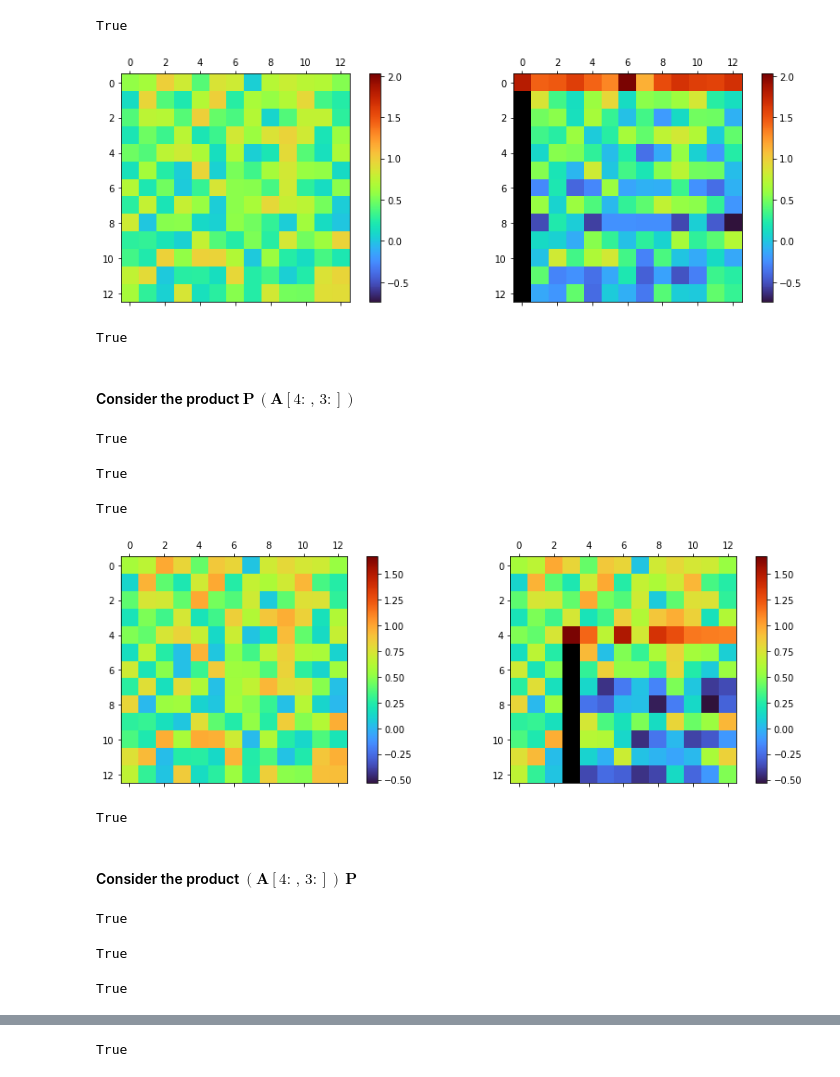
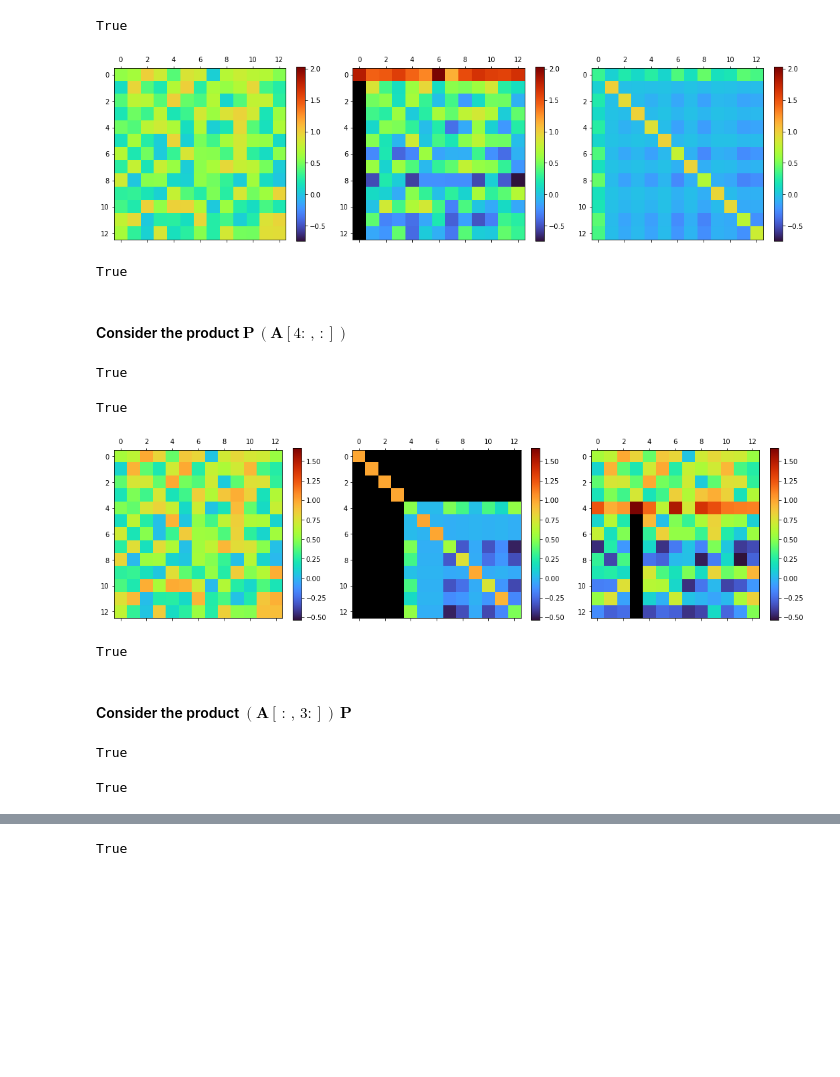
Before and after one commit to birocoles/matcomp, a Jupyter notebook: code/Householder_transformation.ipynb, the cells around one changed output, grey strips where cells are left out. Saved outputs shown, nothing was run; the diff lists cells and outputs as text; code cells hidden in the pictures; blank space fills up the shorter version.

Commit message:
better explain the Householder transformations

```diff
--- a/code/Householder_transformation.ipynb
+++ b/code/Householder_transformation.ipynb
@@ -132,16 +139,16 @@ np.allclose(PA, P@A)
 # %% [output]
 True
 # %%
-plf.plot_matrices(matrices=[A, PA],
-                  size=(12,4), tol=1e-15, shape=(1,2))
+plf.plot_matrices(matrices=[A, PA, P],
+                  size=(15,4), tol=1e-15, shape=(1,3))
 # %% [output]
-[figure, old version]
+[figure, new version]
 # %%
 # First element of PA equals the norm of A[:,0]
 np.allclose(PA[0,0], np.linalg.norm(A[:,0]))
 # %% [output]
 True
 # %% [markdown]
-#### Consider the product $\mathbf{P} \, (\mathbf{A}[4: \, , \, 3:])$
+#### Consider the product $\mathbf{P} \, (\mathbf{A}[4: \, , \, :])$
 # %%
 # Compute the Householder vector and parameter beta
@@ -158,25 +168,22 @@ np.allclose(PA_submatrix[4:,3:], P@A[4:,3:])
 # %% [output]
 True
-# %%
-np.allclose(PA_submatrix[:4,:], A[:4,:])
-# %% [output]
-True
-# %%
-np.allclose(PA_submatrix[:,:3], A[:,:3])
-# %% [output]
-True
+# %%
+# The rows :4 are not affected by the Householder transformation
+np.allclose(PA_submatrix[:4,:], A[:4,:])
+# %% [output]
+True
 # %%
-plf.plot_matrices(matrices=[A, PA_submatrix],
-                  size=(12,4), tol=1e-15, shape=(1,2))
+plf.plot_matrices(matrices=[A, P, PA_submatrix],
+                  size=(15,4), tol=1e-15, shape=(1,3))
 # %% [output]
-[figure, old version]
+[figure, new version]
 # %%
 # In this case, the element PA_submatrix[4,3] equals the norm of the subvector A[4:,3]
 np.allclose(PA_submatrix[4,3], np.linalg.norm(A[4:,3]))
 # %% [output]
 True
 # %% [markdown]
-#### Consider the product $(\mathbf{A}[4: \, , \, 3:]) \, \mathbf{P}$
+#### Consider the product $(\mathbf{A}[ \, : \, , \, 3:]) \, \mathbf{P}$
 # %%
 # Compute the Householder vector and parameter beta
 v, beta = mca.House_vector(A[4,3:])
@@ -192,11 +201,8 @@ np.allclose(AP_submatrix[4:,3:], A[4:,3:]@P)
 # %% [output]
 True
-# %%
-np.allclose(AP_submatrix[:4,:], A[:4,:])
-# %% [output]
-True
-# %%
-np.allclose(AP_submatrix[:,:3], A[:,:3])
-# %% [output]
-True
+# %%
+# The columns :3 are not affected by the Householder transformation
+np.allclose(AP_submatrix[:,:3], A[:,:3])
+# %% [output]
+True
 # %%
```
Also changed, not shown: parts of 14 cells of this notebook.
